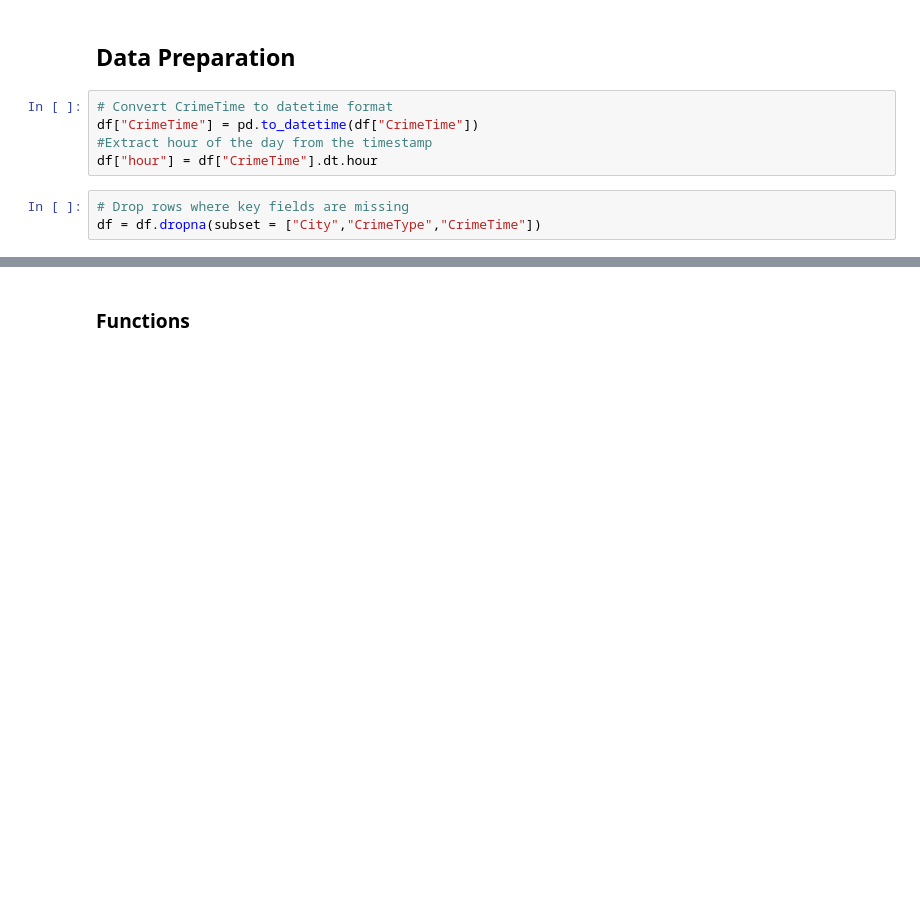
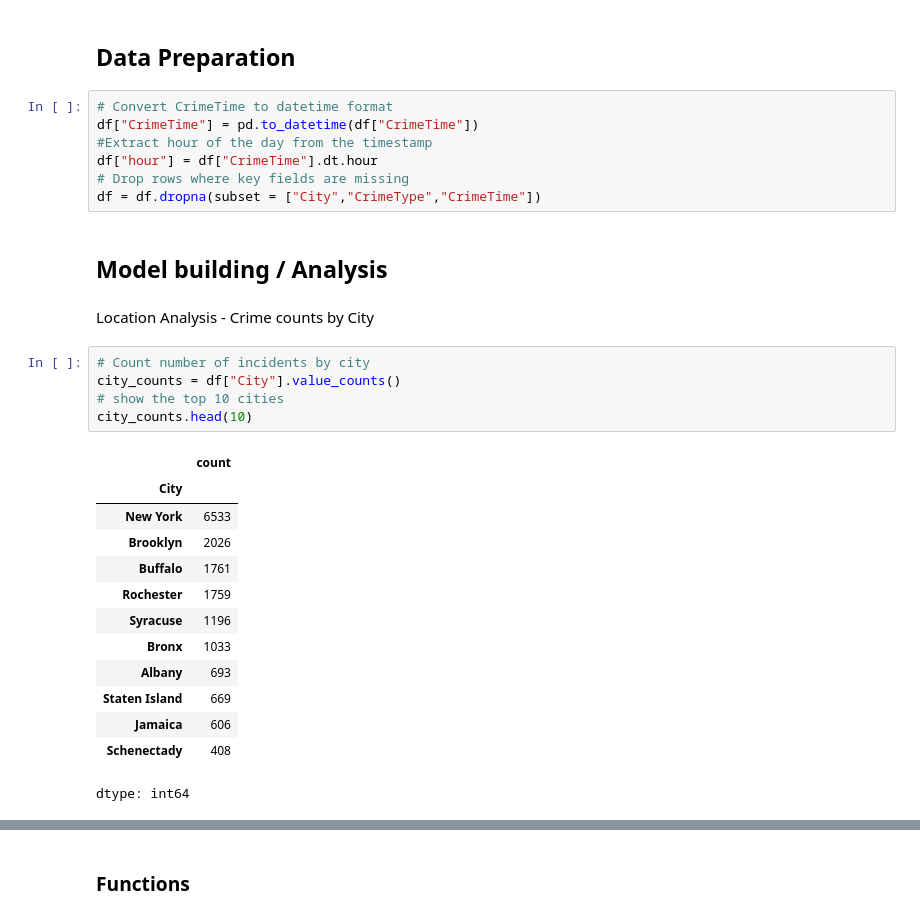
Before and after one commit to Ashliz1/NYC-Crime-Data---Group-10-, a Jupyter notebook: term_project_starter.ipynb, the cells around one changed output, grey strips where cells are left out. Saved outputs shown, nothing was run; the diff lists cells and outputs as text; blank space fills up the shorter version.

```diff
--- a/term_project_starter.ipynb
+++ b/term_project_starter.ipynb
@@ -72,6 +70,28 @@ df[['City','CrimeType','CrimeTime']].head()
 df["CrimeTime"] = pd.to_datetime(df["CrimeTime"])
 #Extract hour of the day from the timestamp
 df["hour"] = df["CrimeTime"].dt.hour
+# Drop rows where key fields are missing
+df = df.dropna(subset = ["City","CrimeType","CrimeTime"])
-# %%
-# Drop rows where key fields are missing
-df = df.dropna(subset = ["City","CrimeType","CrimeTime"])
+# %% [markdown]
+## Model building / Analysis
+# %% [markdown]
+Location Analysis - Crime counts by City
+# %%
+# Count number of incidents by city
+city_counts = df["City"].value_counts()
+# show the top 10 cities
+city_counts.head(10)
+# %% [output]
+|  | count |
+| City |  |
+| New York | 6533 |
+| Brooklyn | 2026 |
+| Buffalo | 1761 |
+| Rochester | 1759 |
+| Syracuse | 1196 |
+| Bronx | 1033 |
+| Albany | 693 |
+| Staten Island | 669 |
+| Jamaica | 606 |
+| Schenectady | 408 |
+dtype: int64
```
Also changed, not shown: parts of 5 cells of this notebook.
